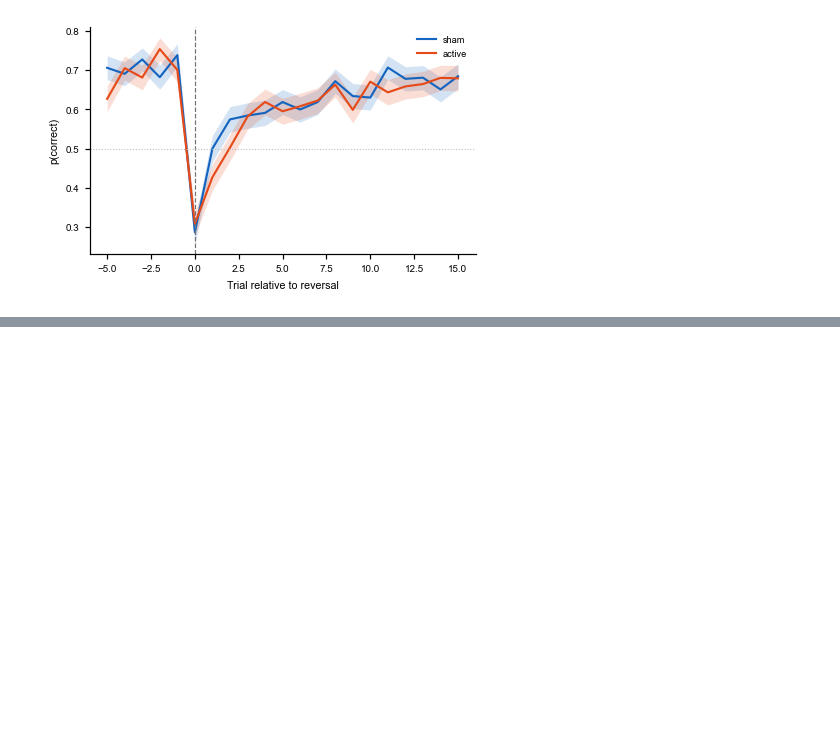
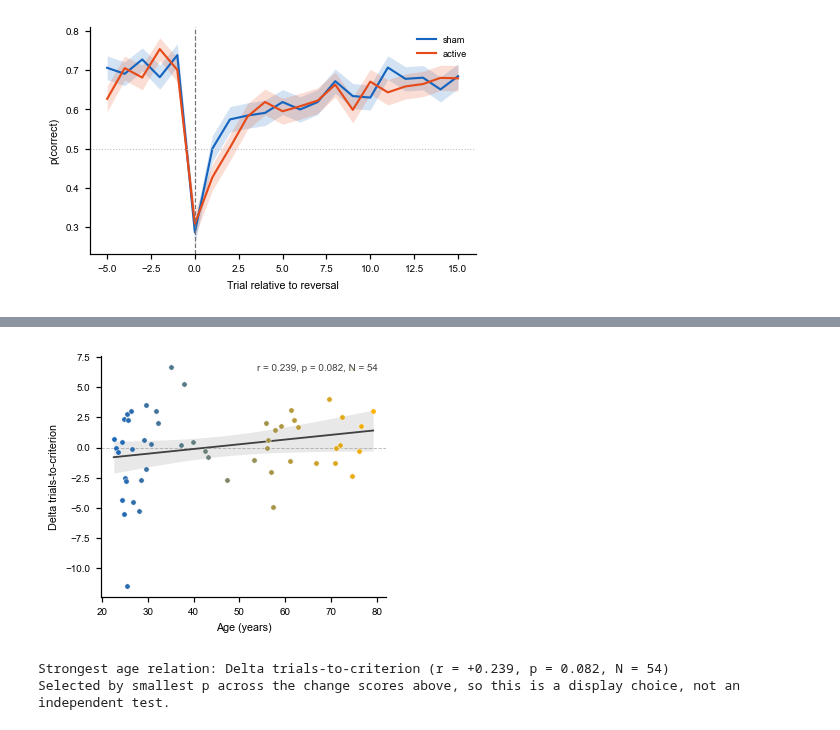
Before and after one commit to DVS-Lab/tacs_bandit, a Jupyter notebook: code/results_paper.ipynb, the cells around one changed output, grey strips where cells are left out. Saved outputs shown, nothing was run; the diff lists cells and outputs as text; code cells hidden in the pictures; blank space fills up the shorter version.

```diff
--- a/code/results_paper.ipynb
+++ b/code/results_paper.ipynb
@@ -827,0 +1012,27 @@ plt.show()
+# %%
+# ============================================================================
+# 4.4 Figure — Age x change score, for whichever DV shows the strongest relation
+# ============================================================================
+
+if len(age_mod_df):
+    best = age_mod_df.loc[age_mod_df['p'].idxmin()]
+    d = h2_subj_df[[best['dv'], 'age']].dropna()
+
+    fig, ax = plt.subplots(figsize=(WIDTH_1COL, WIDTH_1COL * 0.85))
+    scatter_regression_mpl(ax,
+                           d['age'].astype(float).values,
+                           d[best['dv']].astype(float).values,
+                           d['age'].astype(float).values,
+                           zero_line=True)
+    style_ax(ax, xlabel='Age (years)', ylabel=best['label'])
+    savefig(fig, 'fig_h2_age_moderation')
+    plt.show()
+
+    print(f"Strongest age relation: {best['label']} "
+          f"(r = {best['r']:+.3f}, p = {best['p']:.3f}, N = {best['n']})")
+    print('Selected by smallest p across the change scores above, so this is '
+          'a display choice, not an independent test.')
+# %% [output]
+[figure, added]
+Strongest age relation: Delta trials-to-criterion (r = +0.239, p = 0.082, N = 54)
+Selected by smallest p across the change scores above, so this is a display choice, not an independent test.
```
Also changed, not shown: parts of 4 cells of this notebook, 8 other files.
